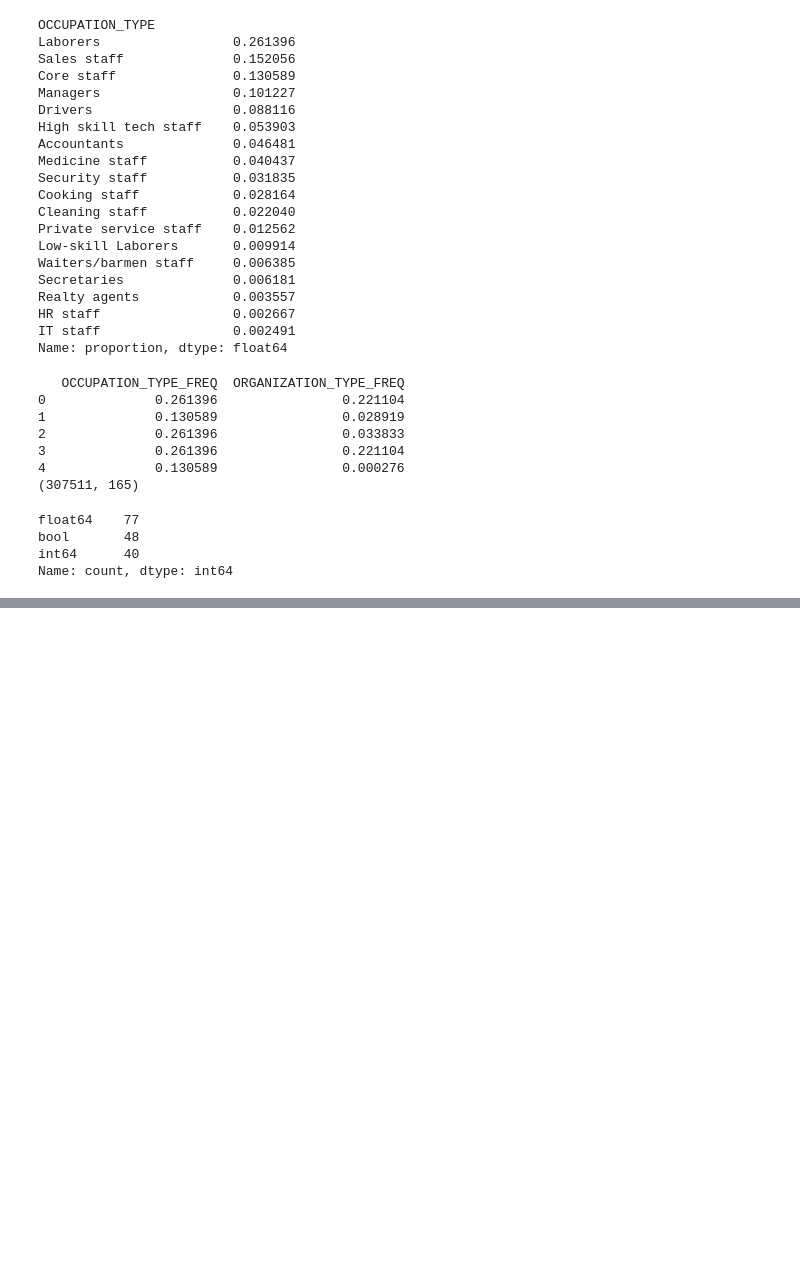
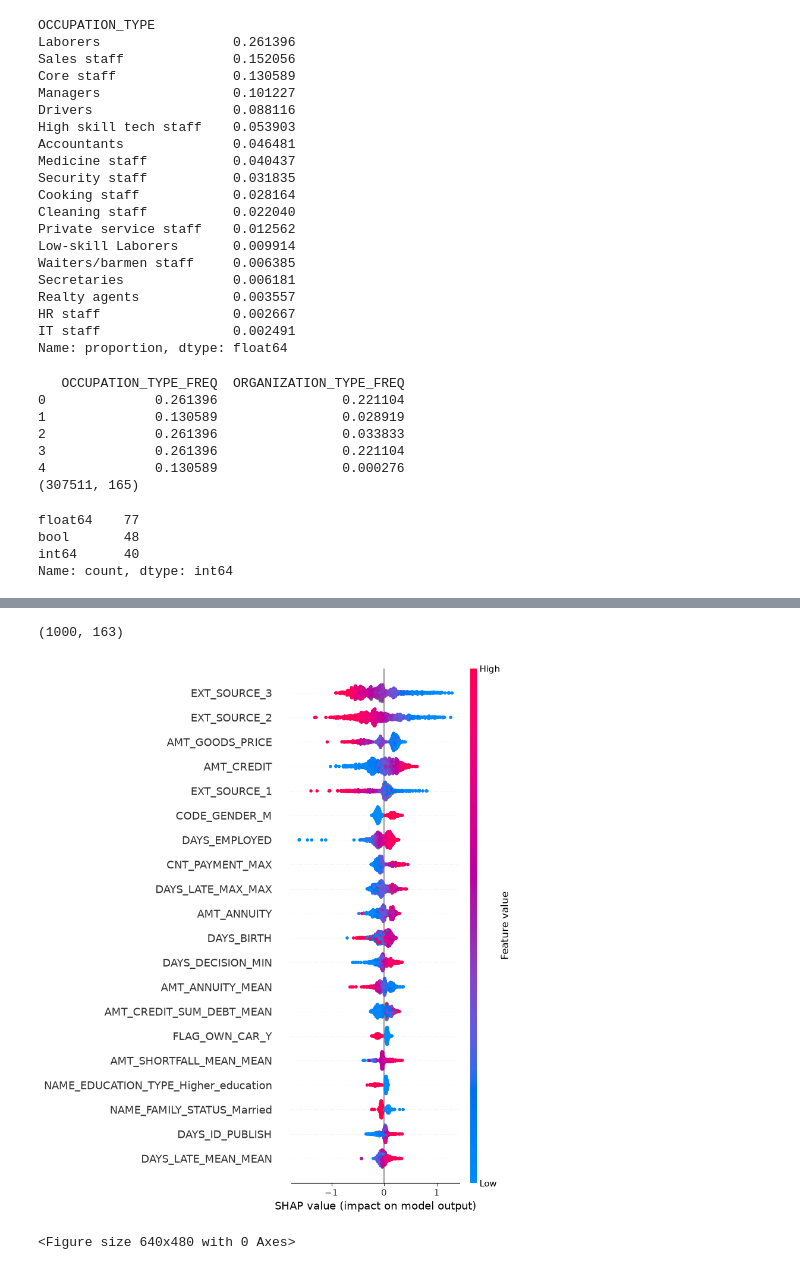
Before and after one commit to saul-gasca/Credit-Risk-MLOps-Pipeline, a Jupyter notebook: notebooks/06_feature_engineering_merge.ipynb, the cells around one changed output, grey strips where cells are left out. Drawn from its saved outputs; the diff is of its cells as text; code cells hidden in the pictures; blank space fills up the shorter version.

Commit message:
MLFlow Impkemented, Train Logistic Rrgeression,LightGBM and XGBoost Classifier, Optuna For Hyperparameters Tunning and SHAP to check the most importants fetaures

```diff
--- a/notebooks/06_feature_engineering_merge.ipynb
+++ b/notebooks/06_feature_engineering_merge.ipynb
@@ -541,0 +603,8 @@ app_train.to_csv(f"{OUTPUT_PATH}application_train_final.csv", index=False)
+# %%
+#setup mlflow for experimenst tracking
+import mlflow
+import mlflow.sklearn
+
+
+mlflow.set_tracking_uri("sqlite:///mlflow.db")
+mlflow.set_experiment("credit_risk_baseline")
@@ -541,0 +676,5 @@ app_train.to_csv(f"{OUTPUT_PATH}application_train_final.csv", index=False)
+# %%
+import re
+
+X_train.columns = [re.sub(r'[^A-Za-z0-9_]+', '_', col) for col in X_train.columns]
+X_test.columns = [re.sub(r'[^A-Za-z0-9_]+', '_', col) for col in X_test.columns]
@@ -541,0 +759,3 @@ app_train.to_csv(f"{OUTPUT_PATH}application_train_final.csv", index=False)
+# %%
+scale_pos_weight = (y_train == 0).sum() / (y_train == 1).sum()
+print(scale_pos_weight)
@@ -541,0 +827,17 @@ app_train.to_csv(f"{OUTPUT_PATH}application_train_final.csv", index=False)
+# %%
+#use XGBoost for this case
+explainer = shap.TreeExplainer(xgboost)
+
+X_test_sample = X_test.sample(n=1000,random_state=42)
+shap_values = explainer.shap_values(X_test_sample)
+
+print(X_test_sample.shape)
+# %% [output]
+(1000, 163)
+# %%
+import matplotlib.pyplot as plt
+
+shap.summary_plot(shap_values, X_test_sample)
+# %% [output]
+[figure, added]
+<Figure size 640x480 with 0 Axes>
```
Also changed, not shown: parts of 21 cells of this notebook, 9 other files.
